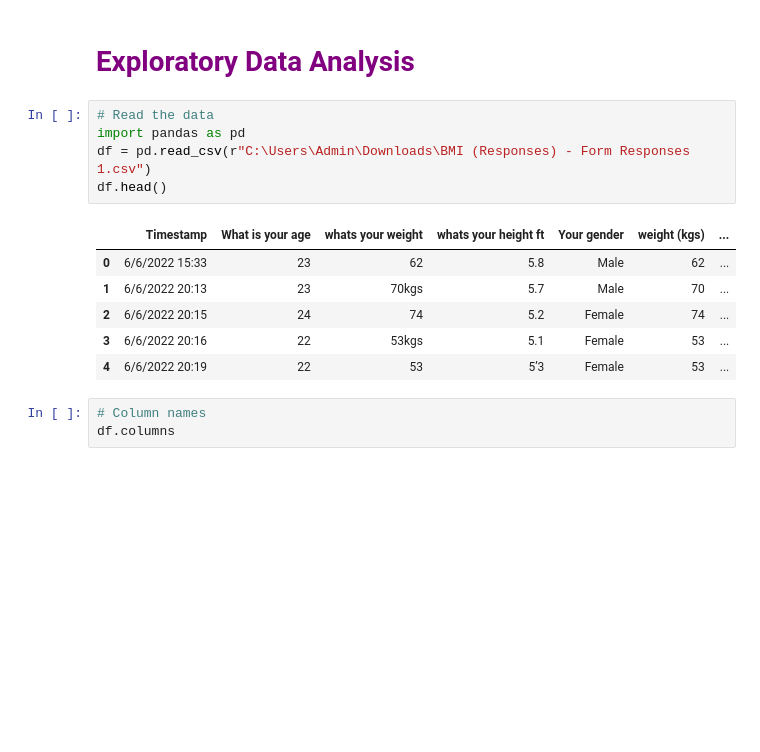
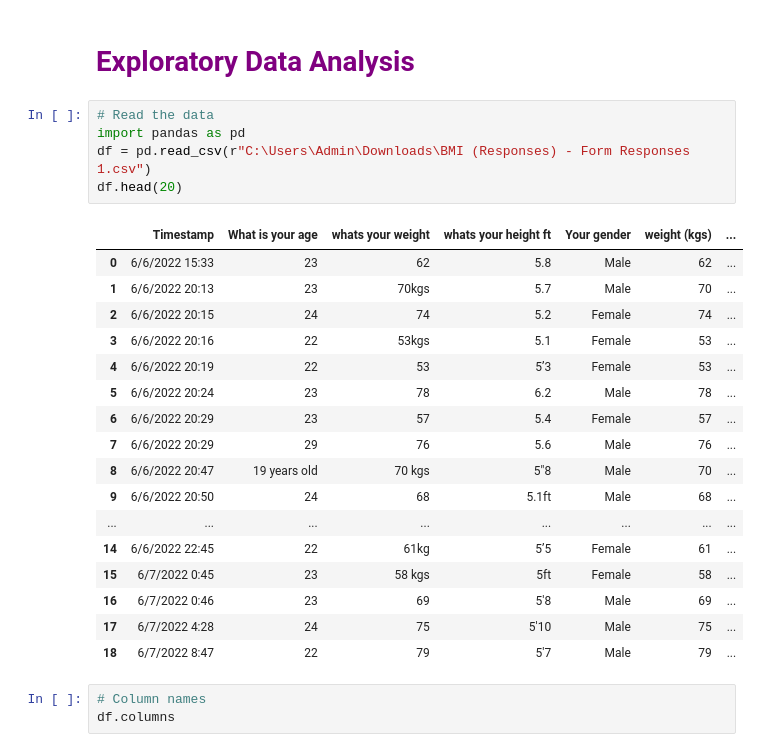
Before and after one commit to mambo-mk/Visualization-and-ML, a Jupyter notebook: Interactive visuals and ML/BMI prediction model.ipynb, the cells around one changed output. Saved outputs shown, nothing was run; the diff lists cells and outputs as text; blank space fills up the shorter version.

```diff
--- a/Interactive visuals and ML/BMI prediction model.ipynb
+++ b/Interactive visuals and ML/BMI prediction model.ipynb
@@ -3,15 +3,26 @@
 # %%
 # Read the data
 import pandas as pd
 df = pd.read_csv(r"C:\Users\Admin\Downloads\BMI (Responses) - Form Responses 1.csv")
-df.head()
+df.head(20)
 # %% [output]
 |  | Timestamp | What is your age | whats your weight | whats your height ft | Your gender | weight (kgs) | ... |
 | 0 | 6/6/2022 15:33 | 23 | 62 | 5.8 | Male | 62 | ... |
 | 1 | 6/6/2022 20:13 | 23 | 70kgs | 5.7 | Male | 70 | ... |
 | 2 | 6/6/2022 20:15 | 24 | 74 | 5.2 | Female | 74 | ... |
 | 3 | 6/6/2022 20:16 | 22 | 53kgs | 5.1 | Female | 53 | ... |
 | 4 | 6/6/2022 20:19 | 22 | 53 | 5’3 | Female | 53 | ... |
+| 5 | 6/6/2022 20:24 | 23 | 78 | 6.2 | Male | 78 | ... |
+| 6 | 6/6/2022 20:29 | 23 | 57 | 5.4 | Female | 57 | ... |
+| 7 | 6/6/2022 20:29 | 29 | 76 | 5.6 | Male | 76 | ... |
+| 8 | 6/6/2022 20:47 | 19 years old | 70 kgs | 5"8 | Male | 70 | ... |
+| 9 | 6/6/2022 20:50 | 24 | 68 | 5.1ft | Male | 68 | ... |
+| ... | ... | ... | ... | ... | ... | ... | ... |
+| 14 | 6/6/2022 22:45 | 22 | 61kg | 5’5 | Female | 61 | ... |
+| 15 | 6/7/2022 0:45 | 23 | 58 kgs | 5ft | Female | 58 | ... |
+| 16 | 6/7/2022 0:46 | 23 | 69 | 5'8 | Male | 69 | ... |
+| 17 | 6/7/2022 4:28 | 24 | 75 | 5'10 | Male | 75 | ... |
+| 18 | 6/7/2022 8:47 | 22 | 79 | 5'7 | Male | 79 | ... |
 # %%
 # Column names
 df.columns
```
Also changed, not shown: parts of 15 cells of this notebook, 1 other file.
